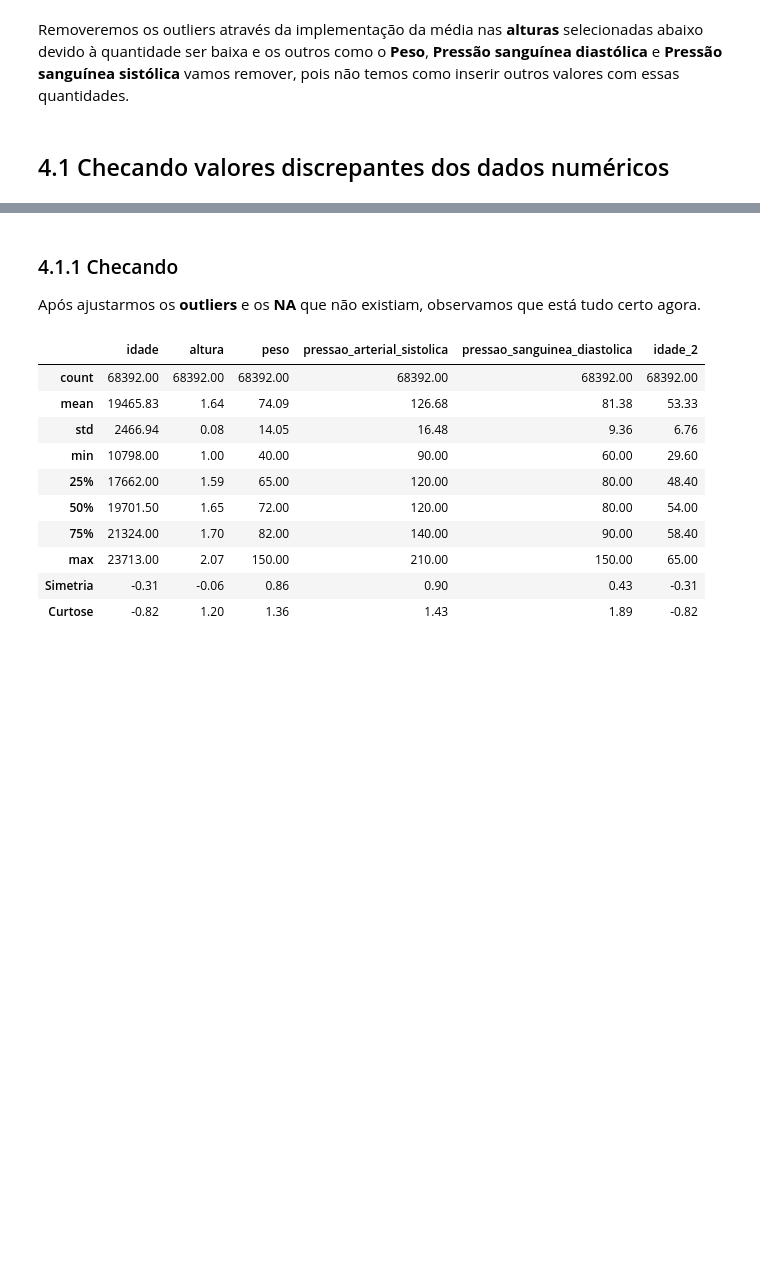
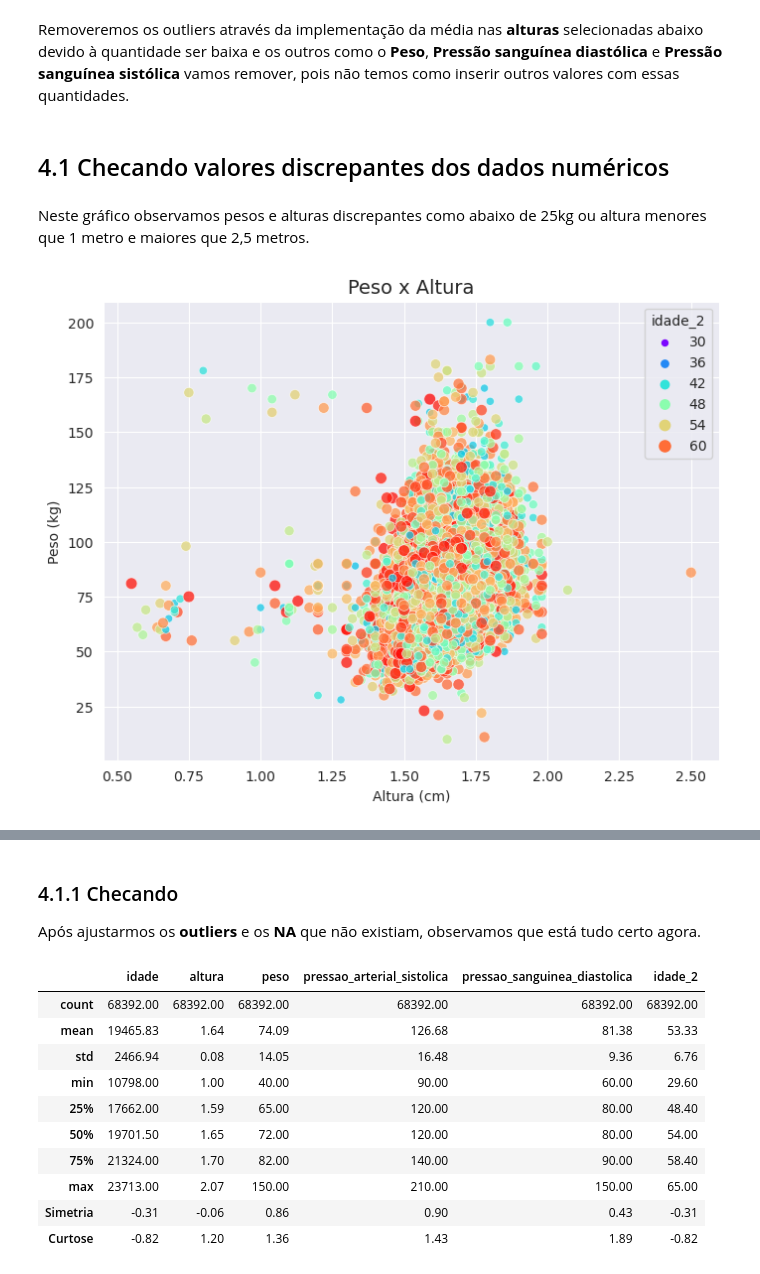
Before and after one commit to hugoferraz5/Projeto_Cardio_1, a Jupyter notebook: Projeto Cardio.ipynb, the cells around one changed output, grey strips where cells are left out. Cells and saved outputs as stored; diff of their text form; code cells hidden in the pictures; blank space fills up the shorter version.

```diff
--- a/Projeto Cardio.ipynb
+++ b/Projeto Cardio.ipynb
@@ -373 +371,14 @@ df2 = df1.copy()
 df1.to_csv('data_saves/df1.csv', index=False)
+# %% [markdown]
+Neste gráfico observamos pesos e alturas discrepantes como abaixo de 25kg ou altura menores que 1 metro e maiores que 2,5 metros.
+# %%
+plt.figure(figsize=(8,6))
+
+sns.scatterplot(x='altura', y='peso', data=df2, hue='idade_2', palette='rainbow', size='idade_2', alpha=0.75)
+plt.xlabel("Altura (cm)")
+plt.ylabel("Peso (kg)")
+plt.title("Peso x Altura", fontsize=14)
+
+plt.show()
+# %% [output]
+[figure, added]
```
Also changed, not shown: parts of 21 cells of this notebook, 8 other files.
